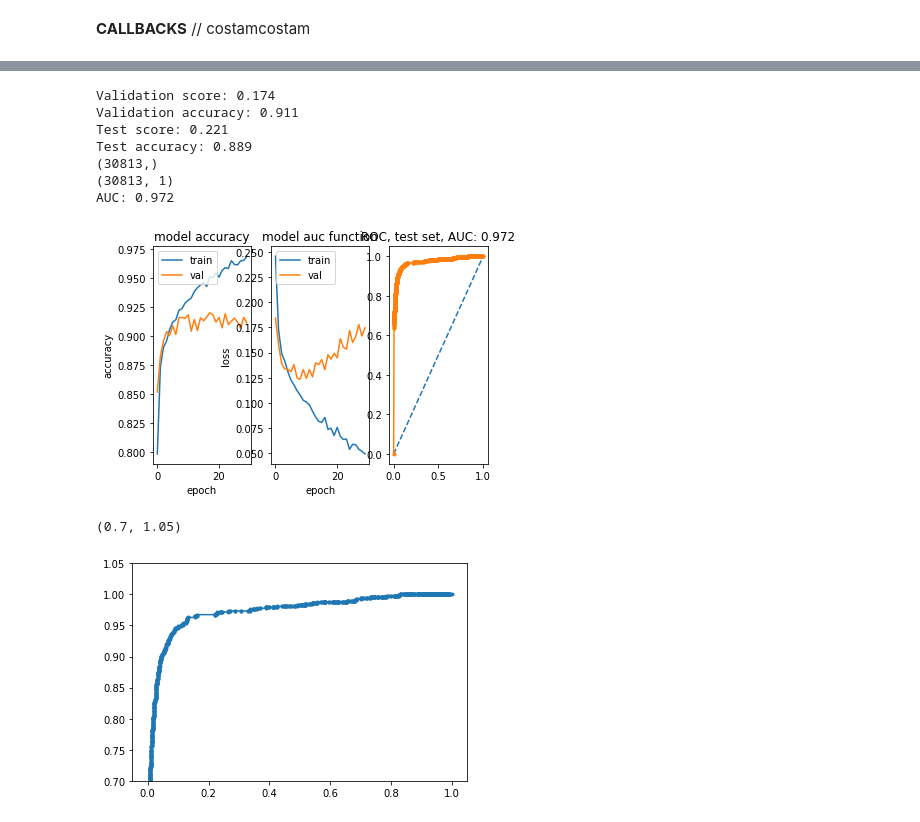
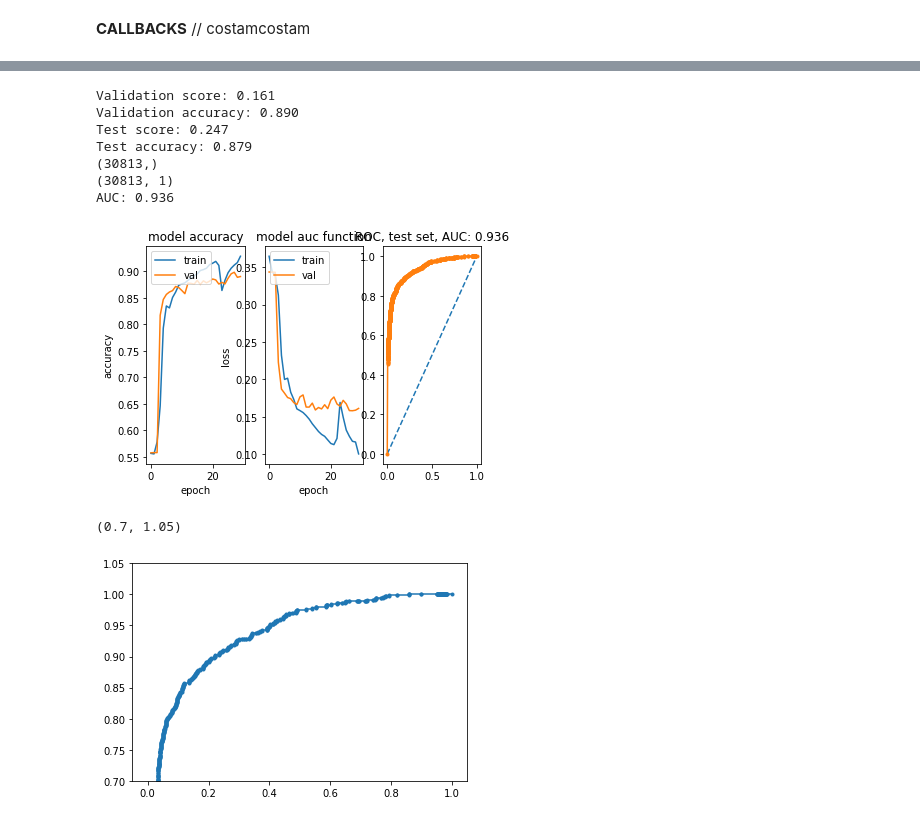
Before and after one commit to hannape/CNN-second, a Jupyter notebook: CNN_for_new_data_no_hidden_code.ipynb, the cells around one changed output, grey strips where cells are left out. Drawn from its saved outputs; the diff is of its cells as text; code cells hidden in the pictures.

```diff
--- a/CNN_for_new_data_no_hidden_code.ipynb
+++ b/CNN_for_new_data_no_hidden_code.ipynb
@@ -183,4 +183,30 @@ def make_model_modified(): #(dense_layer_sizes,filters, kernel_size,pool_size,lr
                   metrics=['accuracy',auc_roc])
 
     return model
+# %%
+def simple_model(): #(dense_layer_sizes,filters, kernel_size,pool_size,lr, drop_out):
+
+    dense_layer_sizes=128
+    filters=10
+    kernel_size=(3,3) #(3,3)
+    pool_size= (2,2)
+    drop_out = 0.5
+
+    model = Sequential()
+    model.add(Conv2D(filters, kernel_size,input_shape=input_shape, activation='relu'))
+    model.add(MaxPooling2D(pool_size=pool_size))
+
+    model.add(Conv2D(filters, kernel_size, activation='relu')) # simple2, dodane te 2 warstwy
+    model.add(MaxPooling2D(pool_size=pool_size))
+
+    model.add(Flatten())
+    model.add(Dense(dense_layer_sizes, activation='relu')) # simple3, dodane te 2 warstwy
+    model.add(Dropout(drop_out))
+    model.add(Dense(32, activation='relu'))
+    model.add(Dropout(drop_out))
+    model.add(Dense(1, activation='sigmoid'))
+
+    model.compile(loss=custom_loss2,optimizer='adam',metrics=['accuracy',auc_roc])
+
+    return model
 # %% [markdown]
@@ -196,7 +223,8 @@ def make_model_modified(): #(dense_layer_sizes,filters, kernel_size,pool_size,lr
 #################################
 
 repr_nr = '_rep3_'
-my_model = make_model_modified() #make_model_ukybirddet()
+#my_model = make_model_modified() #make_model_ukybirddet()
+my_model=simple_model()
 
 #################################
 from keras.callbacks import EarlyStopping
@@ -289,46 +317,46 @@ plt.legend(['train', 'val'], loc='upper left')
 
 # calculate AUC of final model on a test set
 probs = model.predict_proba(X_test)
 # keep probabilities for the positive outcome only
 #probs = probs[:, 1]
 y_test2 = y_test  # osobno, bo inny wymiar
 print(np.shape(y_test2))
 print(np.shape(probs))
 
 auc = roc_auc_score(y_test2, probs)
 print('AUC: %.3f' % auc)
 
-my_model.save(('drive/My Drive/models/flmdl'+ str(repr_nr) + str(start_time) + '-' + str(n_epochs) + 'ep-' + str(for_zeros) + '-'+ str(for_ones)+ '-AUC:'+str(round(auc*10000)/10000) + '.h5'))
+my_model.save(('drive/My Drive/models/flmdl'+ str(repr_nr) + str(start_time) + '-' + str(n_epochs) + 'ep-' + str(for_zeros) + '-'+ str(for_ones)+ '-AUC:'+str(round(auc*10000)/10000) + 'simple2.h5'))
 
 # z samym custom_loss2 nie da się zapisać modelu, bo nie ma tego __name__
 ## wygląda na to, że tą definicję wrapped_partial wzięłam stąd, by to __name__ było dziedziczone czy coś http://louistiao.me/posts/adding-__name__-and-__doc__-attributes-to-functoolspartial-objects/
 ## "An actual example where missing a __name__ is a major issue is when working with libraries with interfaces that require it" - i to jest ten przypadek najpewniej
 # Znalazłam jeszcze obejście, po prostu dodać custom_loss2.__name__ ='binary_crossentropy_weigted' (https://github.com/keras-team/keras/issues/2115)
 
 fpr, tpr, thresholds = roc_curve(y_test2, probs)
 # plot no skill
 plt.subplot(1, 3, 3)
 pyplot.plot([0, 1], [0, 1], linestyle='--')
 # plot the roc curve for the model
 pyplot.plot(fpr, tpr, marker='.')
 # show the plot
 plt.title('ROC, test set, AUC: %.3f' % auc)
 pyplot.show()
 # %% [output]
-Validation score: 0.174
-Validation accuracy: 0.911
-Test score: 0.221
-Test accuracy: 0.889
+Validation score: 0.161
+Validation accuracy: 0.890
+Test score: 0.247
+Test accuracy: 0.879
 (30813,)
 (30813, 1)
-AUC: 0.972
+AUC: 0.936
-[figure, old version]
+[figure, new version]
 # %%
 pyplot.plot(fpr, tpr, marker='.')
 pyplot.ylim(bottom=0.7)
 # %% [output]
 (0.7, 1.05)
-[figure, old version]
+[figure, new version]
 # %%
 import sklearn.metrics
 from sklearn.metrics import precision_recall_curve
```
Also changed, not shown: parts of 2 cells of this notebook.
